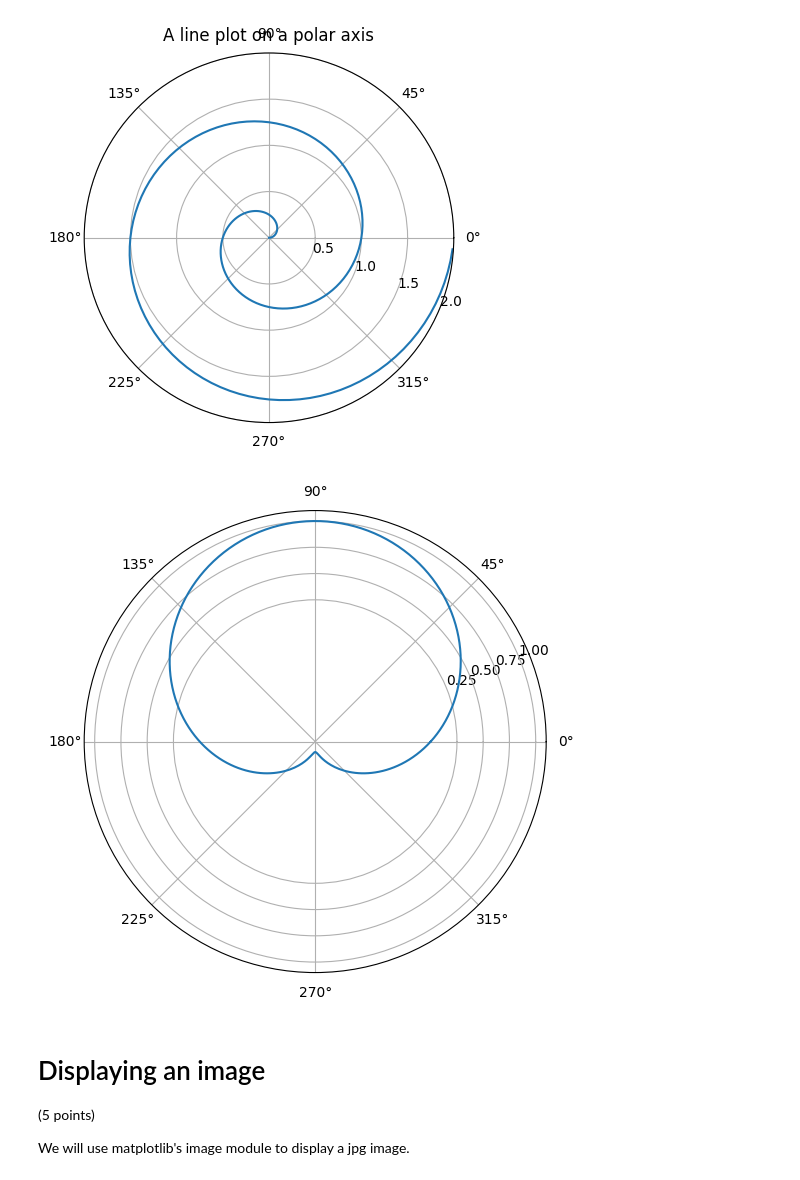
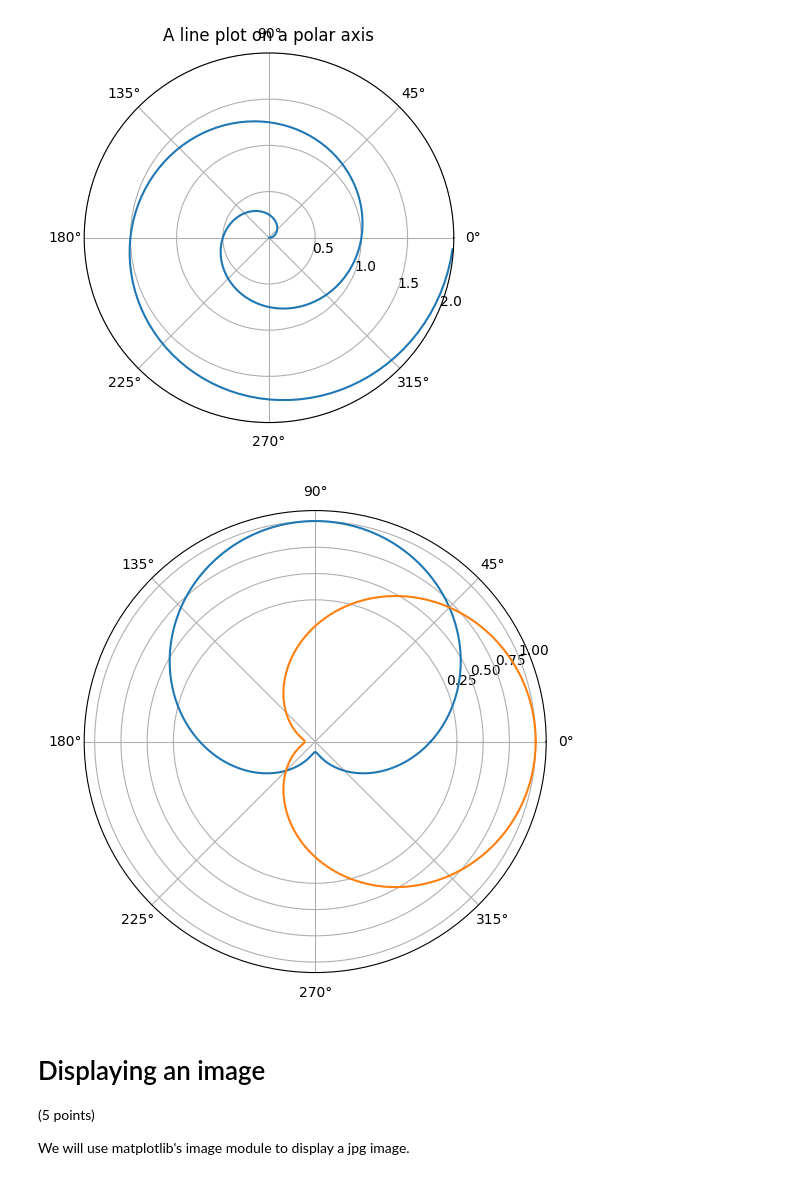
Before and after one commit to TRosee/computational_physics, a Jupyter notebook: Taylor_Conroy_Lab02_plotting_visualization.ipynb, the cells around one changed output. Saved outputs shown, nothing was run; the diff lists cells and outputs as text; code cells hidden in the pictures.

```diff
--- a/Taylor_Conroy_Lab02_plotting_visualization.ipynb
+++ b/Taylor_Conroy_Lab02_plotting_visualization.ipynb
@@ -183,21 +190,24 @@ plt.show()
 # %%
 # make another polar plot showing sine and cosine of theta
 # let theta range from zero to 2 pi, with 200 steps
 
 theta = np.linspace(0,2*np.pi,200)
-r = np.sin(theta)
+rsin = np.sin(theta)
 
 fig, ax = plt.subplots(subplot_kw={'projection': 'polar'},figsize=(6,6))
 
-ax.plot(theta, r)
+ax.plot(theta, rsin)
 
 # enter code to plot cos(theta)
+rcos = np.cos(theta)
+ax.plot(theta,rcos)
+
 
 
 ax.set_rticks([0.25, .5, .75,1])  # Less radial ticks
 ax.grid(True)
 # %% [output]
-[figure, old version]
+[figure, new version]
 # %% [markdown]
 # Displaying an image
 
```
Also changed, not shown: parts of 11 cells of this notebook.
